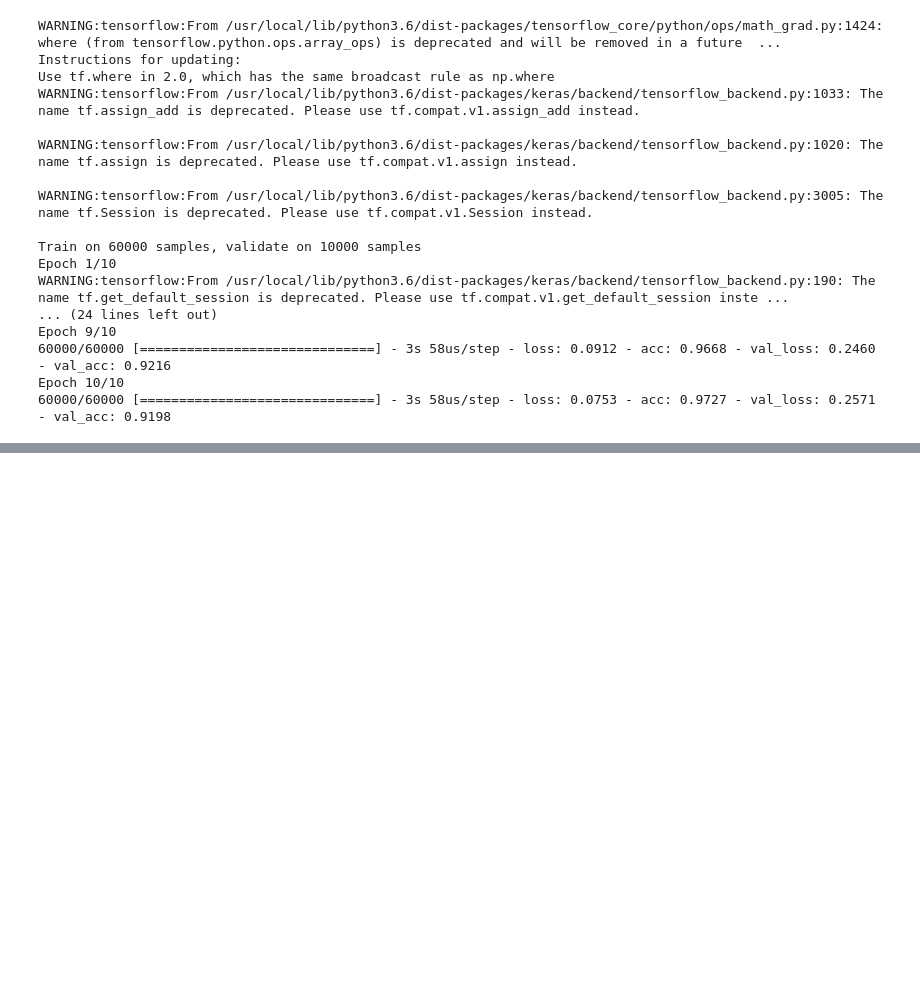
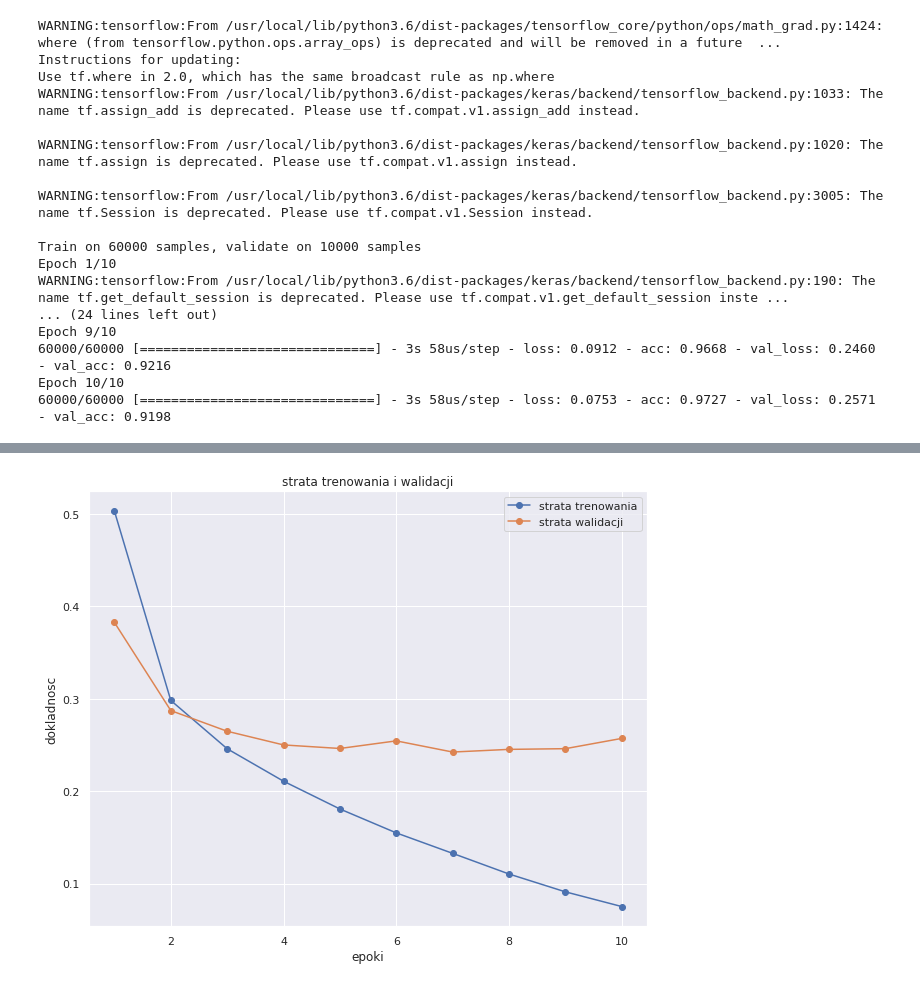
Before and after one commit to kamilpopowski/Owned_Outcomes, a Jupyter notebook: OwnedOutcomes.ipynb, the cells around one changed output, grey strips where cells are left out. Cells and saved outputs as stored; diff of their text form; code cells hidden in the pictures; blank space fills up the shorter version.

```diff
--- a/OwnedOutcomes.ipynb
+++ b/OwnedOutcomes.ipynb
@@ -179,0 +211,4 @@ Epoch 10/10
+# %%
+make_loss_plot(his)
+# %% [output]
+[figure, added]
```
Also changed, not shown: parts of 6 cells of this notebook.
